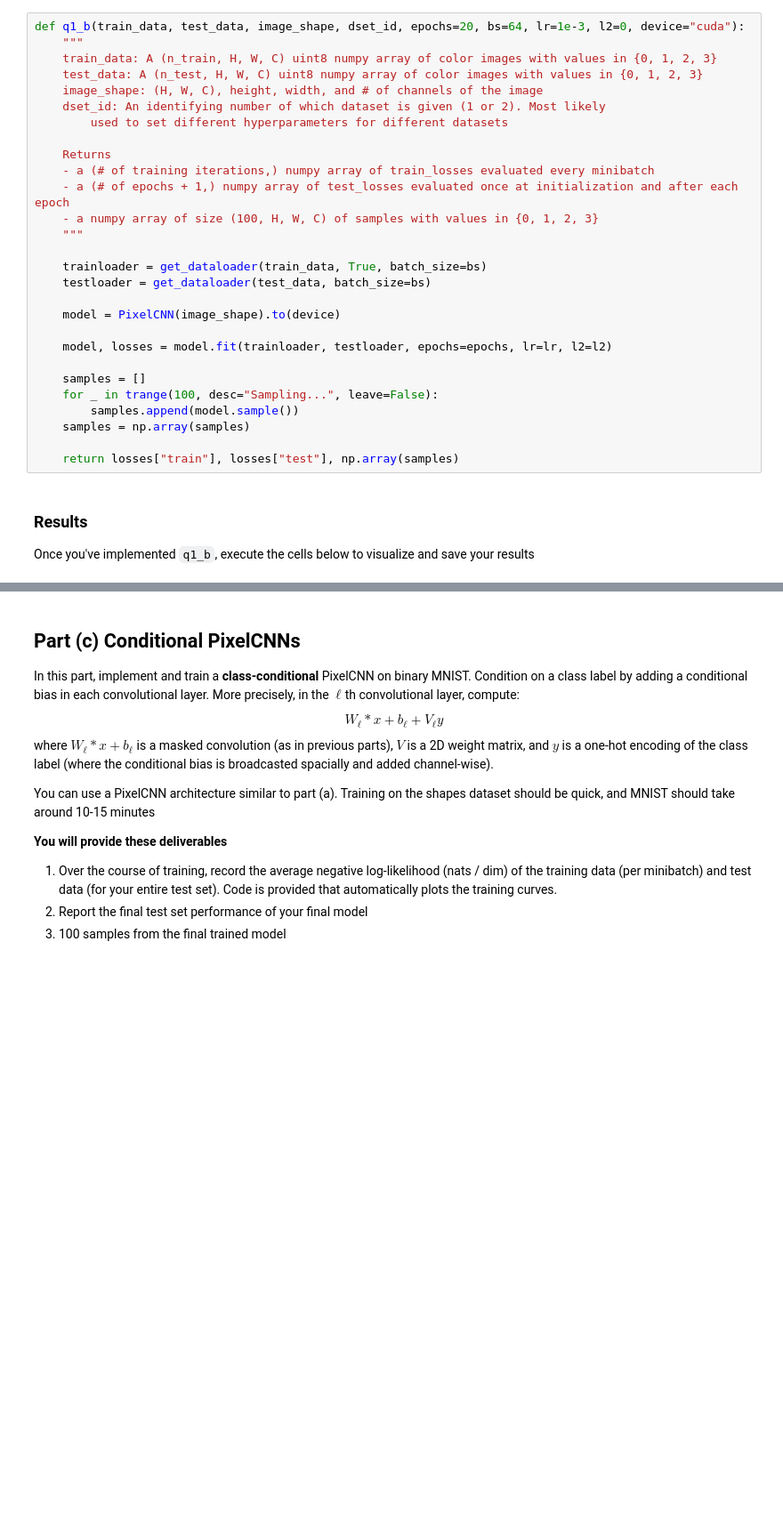
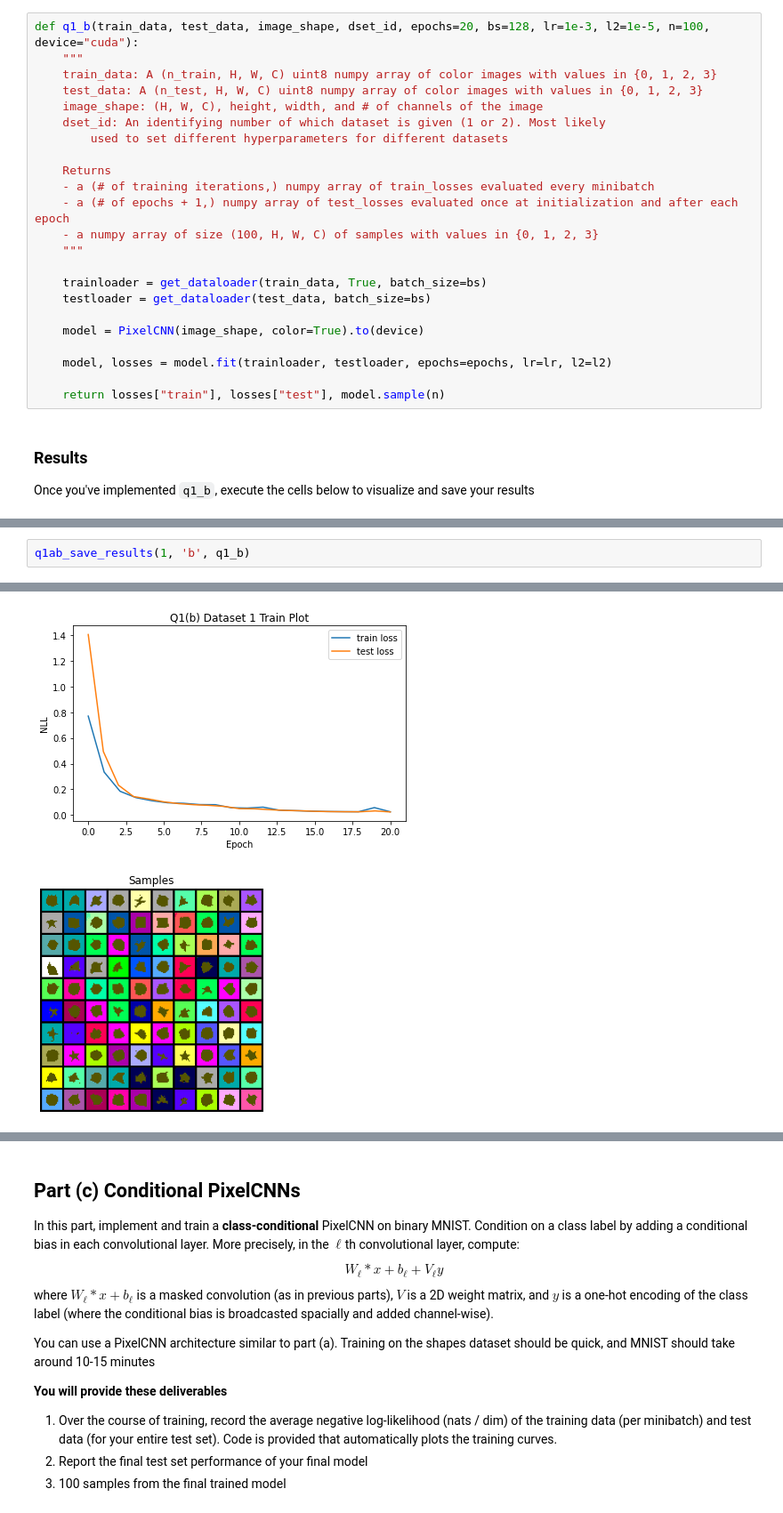
Before and after one commit to breengles/dul_2021, a Jupyter notebook: Homework2_PixelCNN.ipynb, the cells around one changed output, grey strips where cells are left out. Shown: that part at 89% size. Cells and saved outputs as stored; diff of their text form; blank space fills up the shorter version.

```diff
--- a/Homework2_PixelCNN.ipynb
+++ b/Homework2_PixelCNN.ipynb
@@ -105,7 +102,7 @@ Training times and hyperparameter settings should be the same as part (b).
 ### Solution
 Fill out the function below and return the necessary arguments. Feel free to create more cells if need be.
 # %%
-def q1_b(train_data, test_data, image_shape, dset_id, epochs=20, bs=64, lr=1e-3, l2=0, device="cuda"):
+def q1_b(train_data, test_data, image_shape, dset_id, epochs=20, bs=128, lr=1e-3, l2=1e-5, n=100, device="cuda"):
     """
     train_data: A (n_train, H, W, C) uint8 numpy array of color images with values in {0, 1, 2, 3}
     test_data: A (n_test, H, W, C) uint8 numpy array of color images with values in {0, 1, 2, 3}
@@ -122,16 +119,11 @@ def q1_b(train_data, test_data, image_shape, dset_id, epochs=20, bs=64, lr=1e-3,
     trainloader = get_dataloader(train_data, True, batch_size=bs)
     testloader = get_dataloader(test_data, batch_size=bs)
 
-    model = PixelCNN(image_shape).to(device)
+    model = PixelCNN(image_shape, color=True).to(device)
 
     model, losses = model.fit(trainloader, testloader, epochs=epochs, lr=lr, l2=l2)
 
-    samples = []
-    for _ in trange(100, desc="Sampling...", leave=False):
-        samples.append(model.sample())
-    samples = np.array(samples)
-
-    return losses["train"], losses["test"], np.array(samples)
+    return losses["train"], losses["test"], model.sample(n)
 # %% [markdown]
 ### Results
 
@@ -150,0 +131,3 @@ Final Test Loss: 0.1545
+# %%
+q1ab_save_results(1, 'b', q1_b)
+# %% [output]
@@ -150,0 +135,2 @@ Final Test Loss: 0.1545
+[figure, added]
+[figure, added]
```
Also changed, not shown: parts of 13 cells of this notebook, 9 other files.
